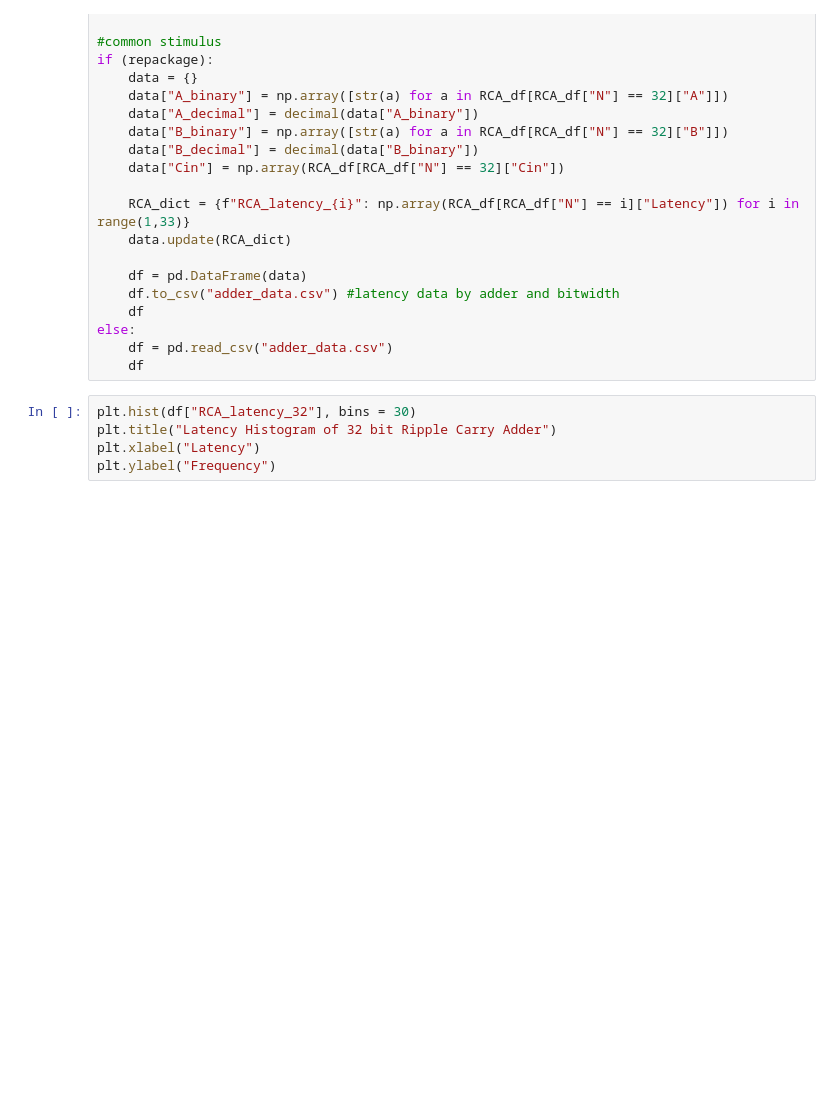
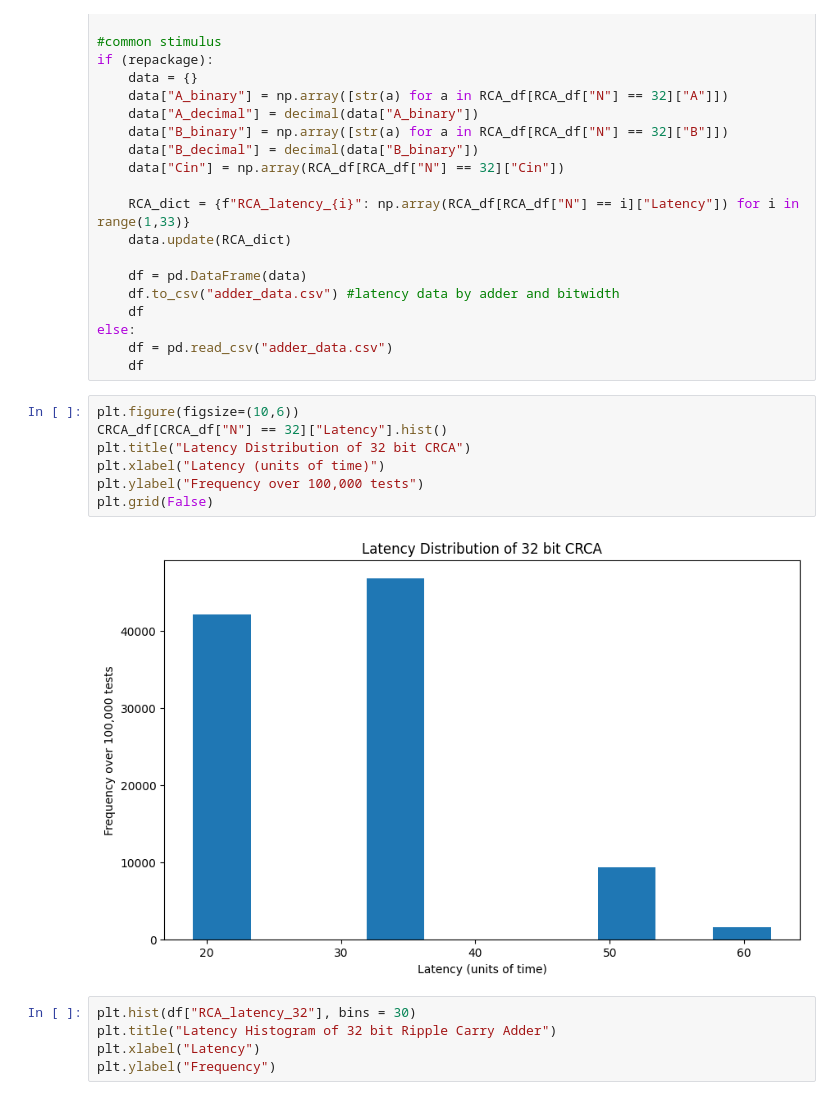
Before and after one commit to ALN006/dynamic_adder_2025, a Jupyter notebook: data/adder_data_analysis_notebook.ipynb, the cells around one changed output. Saved outputs shown, nothing was run; the diff lists cells and outputs as text; blank space fills up the shorter version.

```diff
--- a/data/adder_data_analysis_notebook.ipynb
+++ b/data/adder_data_analysis_notebook.ipynb
@@ -111,6 +111,15 @@ if (repackage):
 else:
     df = pd.read_csv("adder_data.csv")
     df
+# %%
+plt.figure(figsize=(10,6))
+CRCA_df[CRCA_df["N"] == 32]["Latency"].hist()
+plt.title("Latency Distribution of 32 bit CRCA")
+plt.xlabel("Latency (units of time)")
+plt.ylabel("Frequency over 100,000 tests")
+plt.grid(False)
+# %% [output]
+[figure, added]
 # %%
 plt.hist(df["RCA_latency_32"], bins = 30)
 plt.title("Latency Histogram of 32 bit Ripple Carry Adder")
```
Also changed, not shown: parts of 2 cells of this notebook, 2 other files.
